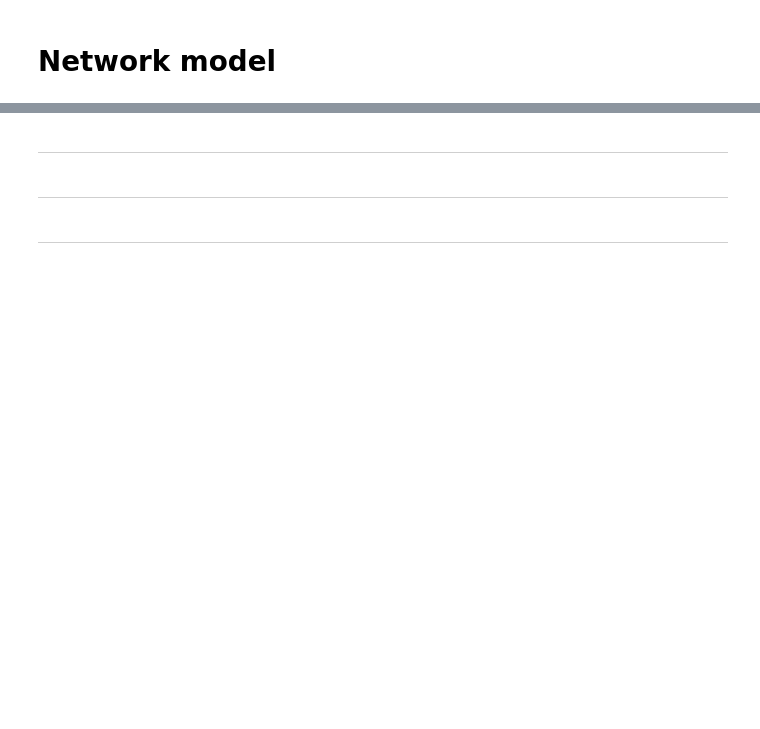
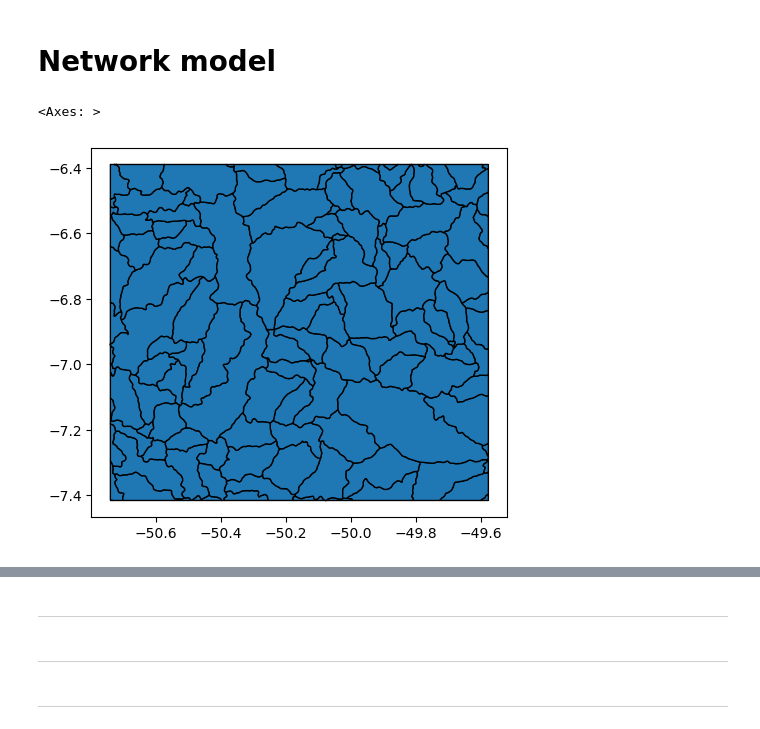
Before and after one commit to felixschulz385/Masterthesis, a Jupyter notebook: code/experiments/drainage.ipynb, the cells around one changed output, grey strips where cells are left out. Cells and saved outputs as stored; diff of their text form; code cells hidden in the pictures; blank space fills up the shorter version.

```diff
--- a/code/experiments/drainage.ipynb
+++ b/code/experiments/drainage.ipynb
@@ -51,3 +52,12 @@ rivers_subset = gpd.clip(rivers, grid_data.geometry.iloc[i])
 
 boundaries = gpd.read_file("/pfs/work7/workspace/scratch/tu_zxobe27-master_thesis/data/misc/raw/gadm/gadm41_BRA_2.json", engine = "pyogrio").to_crs(5641)
 boundaries_subset = gpd.clip(boundaries, grid_data.geometry.iloc[i])
+# %%
+drainage_polygons = gpd.read_feather("/pfs/work7/workspace/scratch/tu_zxobe27-master_thesis/data/drainage_area.feather")
+# %%
+final_df = pickle.load(open("/pfs/work7/workspace/scratch/tu_zxobe27-master_thesis/data/drainage/temp_fixed_grid_cells/372.pkl", "rb"))
+# %%
+gpd.clip(drainage_polygons, final_df.to_crs(4326).total_bounds).plot(edgecolor = "black")
+# %% [output]
+<Axes: >
+[figure, added]
```
Also changed, not shown: parts of 5 cells of this notebook, 10 other files.
